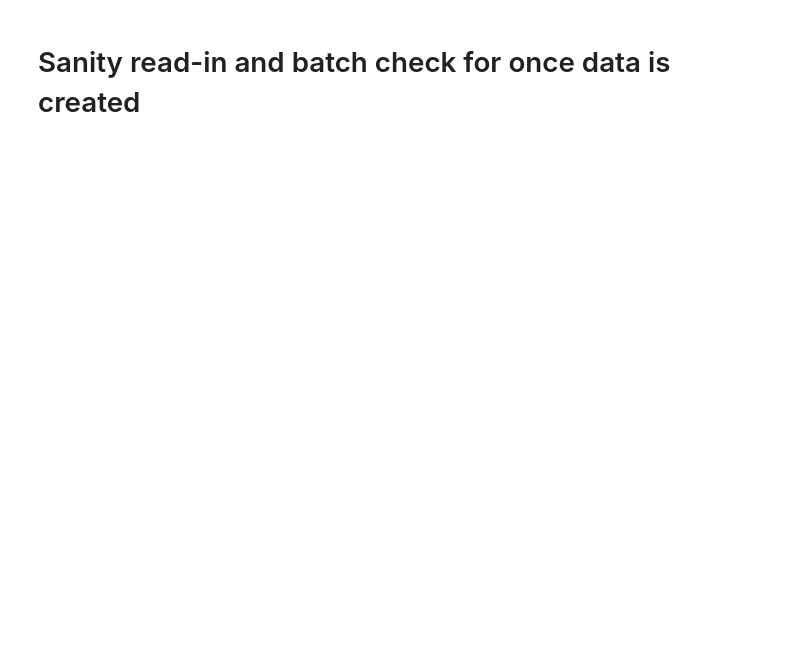
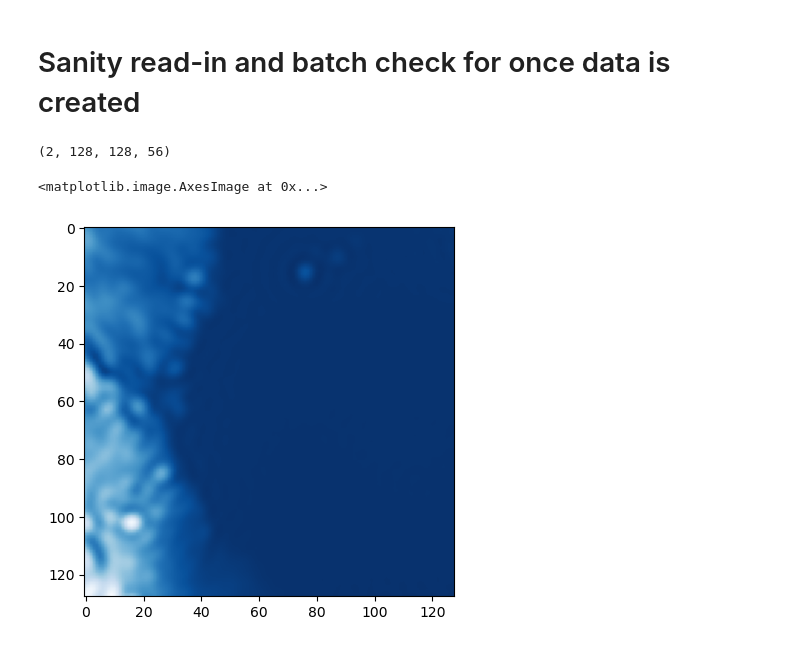
Before and after one commit to nishadhka/cGAN_tutorial, a Jupyter notebook: example_notebooks/create_tfrecords.ipynb, the cells around one changed output. Drawn from its saved outputs; the diff is of its cells as text; code cells hidden in the pictures; blank space fills up the shorter version.

Commit message:
add tfrecord tutorial notebook

```diff
--- a/example_notebooks/create_tfrecords.ipynb
+++ b/example_notebooks/create_tfrecords.ipynb
@@ -76,15 +190,29 @@ plt.colorbar(mesh)
 # Sanity read-in and batch check for once data is created
 # %%
 import tensorflow as tf
-from tfrecords_generator import _parse_batch
+from data import _parse_batch
 
-dataset = tf.data.TFRecordDataset('/network/group/aopp/predict/AWH026_NATH_GFSAIMOD/cGAN/tfrecords_gefs_v3/2018_36.3.tfrecords',compression_type='GZIP')
+tfrecords_path = data_paths["TFRecords"]["tfrecords_path"]
+
+dataset = tf.data.TFRecordDataset(os.path.join(tfrecords_path,'2018_36.3.tfrecords'),compression_type='GZIP')
 # %%
 
-dataset = dataset.map(lambda x: _parse_batch(x, insize = (120,120,32), consize=(120,120,2), outsize=(120,120,1)))
+dataset = dataset.map(lambda x: _parse_batch(x, insize = (128,128,56), consize=(128,128,2), outsize=(128,128,1)))
 test = dataset.repeat().batch(2)
 for inputs,outputs in test.take(1).as_numpy_iterator():
 
     print(inputs['lo_res_inputs'].shape)
 
     break
+# %% [output]
+(2, 128, 128, 56)
+# %%
+import matplotlib.pyplot as plt
+from data import all_fcst_fields
+
+var = "sp"
+idx = all_fcst_fields.index(var)*4
+plt.imshow(inputs['lo_res_inputs'][0,:,:,idx],cmap='Blues')
+# %% [output]
+<matplotlib.image.AxesImage at 0x...>
+[figure, added]
```
Also changed, not shown: parts of 19 cells of this notebook, 8 other files.
